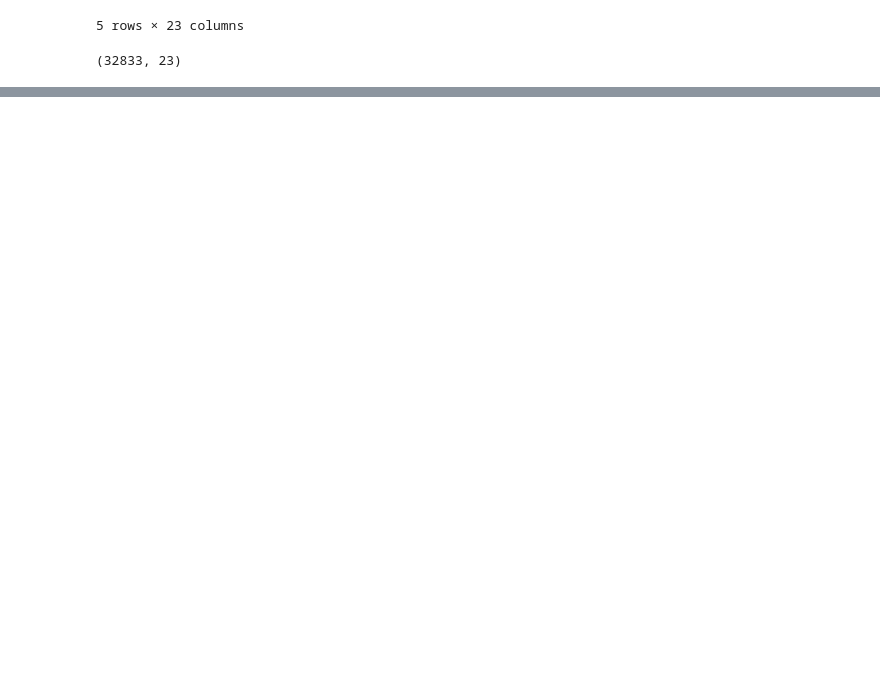
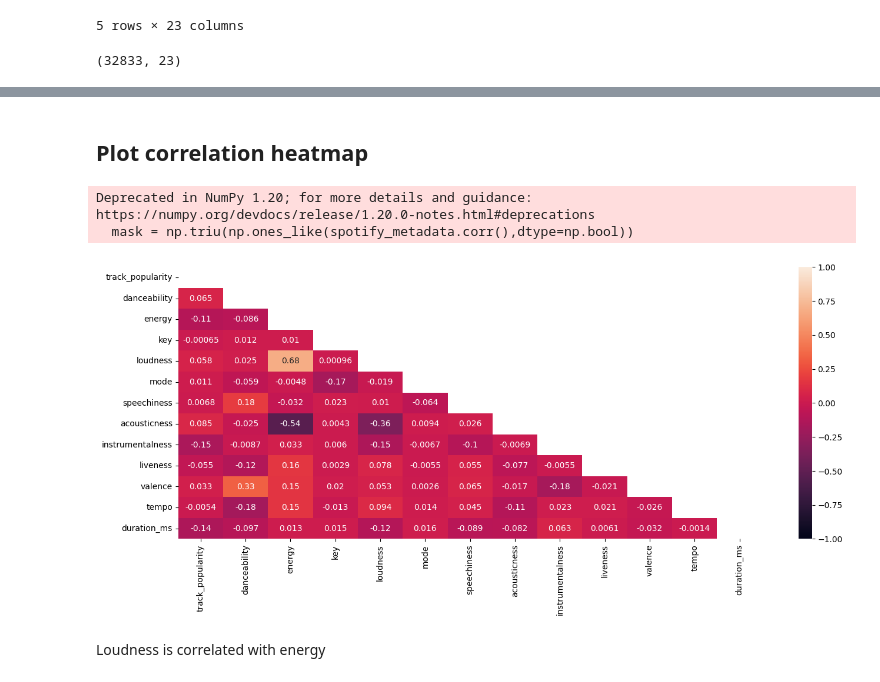
Before and after one commit to JWL16038/Music-Classification, a Jupyter notebook: notebooks/Spotify/Spotify EDA.ipynb, the cells around one changed output, grey strips where cells are left out. Cells and saved outputs as stored; diff of their text form; code cells hidden in the pictures; blank space fills up the shorter version.

```diff
--- a/notebooks/Spotify/Spotify EDA.ipynb
+++ b/notebooks/Spotify/Spotify EDA.ipynb
@@ -52,0 +64,13 @@ plt.show()
+# %% [markdown]
+## Plot correlation heatmap
+# %%
+mask = np.triu(np.ones_like(spotify_metadata.corr(),dtype=np.bool))
+
+plt.figure(figsize=(16, 6))
+corr_heatmap = sns.heatmap(spotify_metadata.corr(),mask=mask,vmin=-1,vmax=1,annot=True)
+# %% [output]
+Deprecated in NumPy 1.20; for more details and guidance: https://numpy.org/devdocs/release/1.20.0-notes.html#deprecations
+  mask = np.triu(np.ones_like(spotify_metadata.corr(),dtype=np.bool))
+[figure, added]
+# %% [markdown]
+Loudness is correlated with energy
```
Also changed, not shown: parts of 3 cells of this notebook.
